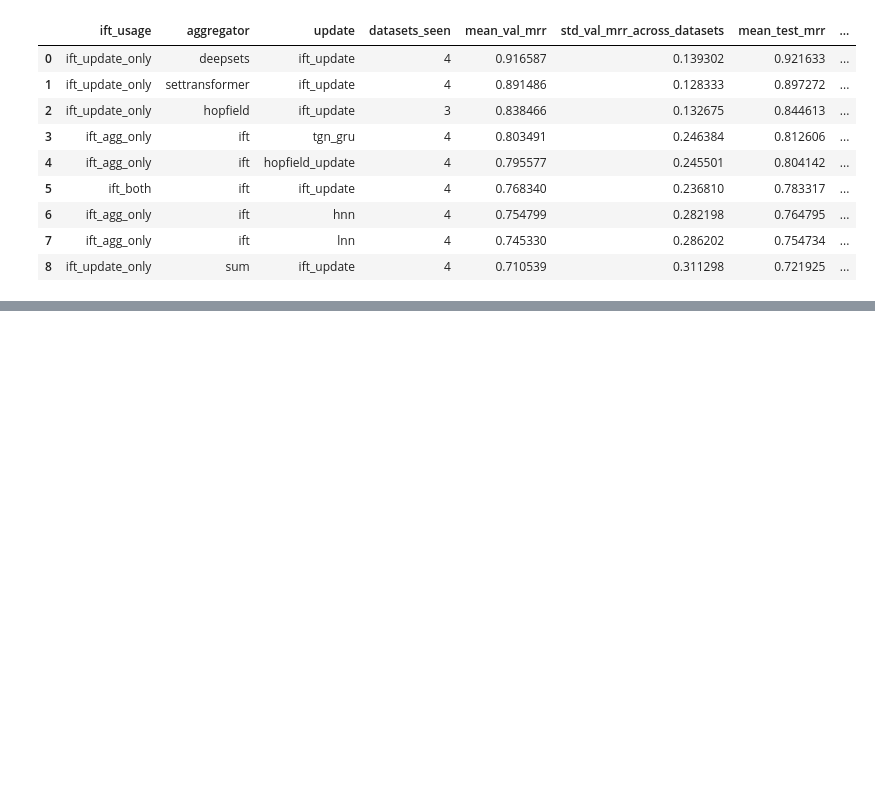
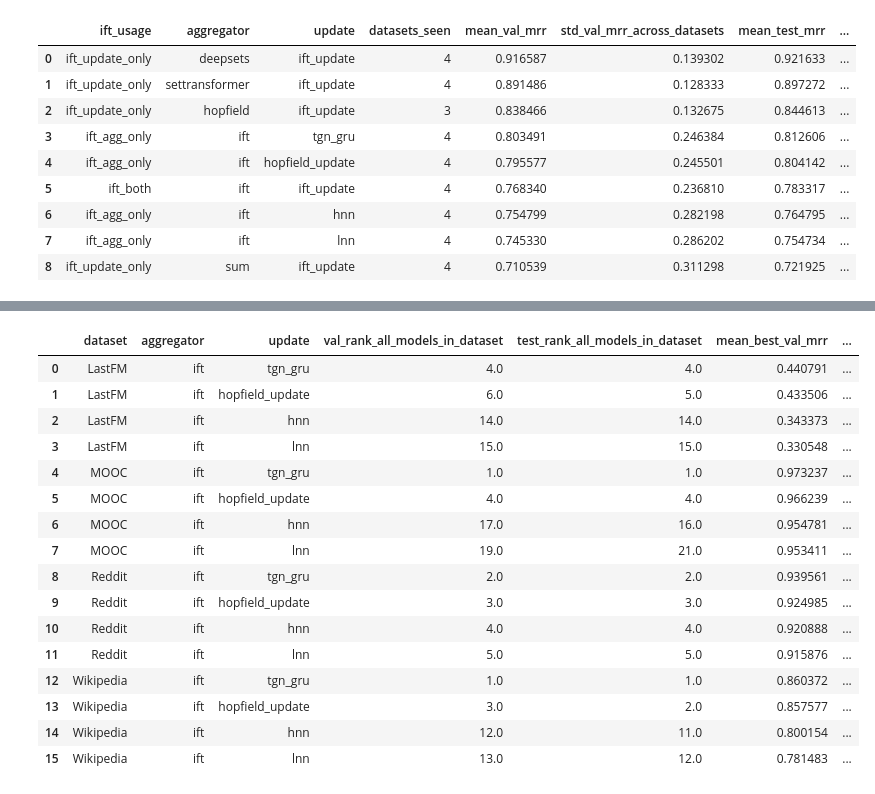
Before and after one commit to tweninger/fnn, a Jupyter notebook: interactiondynamics/analysis/json_analysis.ipynb, the cells around one changed output, grey strips where cells are left out. Cells and saved outputs as stored; diff of their text form; code cells hidden in the pictures; blank space fills up the shorter version.

```diff
--- a/interactiondynamics/analysis/json_analysis.ipynb
+++ b/interactiondynamics/analysis/json_analysis.ipynb
@@ -1601,0 +1813,73 @@ display(ift_usage_summary)
+# %%
+# -----------------------------------
+# 3 IFT tables using ranks among ALL 25 models in each dataset
+# -----------------------------------
+
+ift_update_only = leaderboard[
+    (leaderboard["update"] == "ift_update") &
+    (leaderboard["aggregator"] != "ift")
+].copy()
+
+ift_agg_only = leaderboard[
+    (leaderboard["aggregator"] == "ift") &
+    (leaderboard["update"] != "ift_update")
+].copy()
+
+ift_both = leaderboard[
+    (leaderboard["aggregator"] == "ift") &
+    (leaderboard["update"] == "ift_update")
+].copy()
+
+common_cols = [
+    "dataset",
+    "aggregator",
+    "update",
+    "val_rank_all_models_in_dataset",
+    "test_rank_all_models_in_dataset",
+    "mean_best_val_mrr",
+    "std_best_val_mrr",
+    "mean_best_test_mrr",
+    "std_best_test_mrr",
+    "best_epoch_list",
+    "mean_best_epoch",
+    "std_best_epoch",
+    "mean_wall_sec",
+    "completion_rate",
+]
+
+ift_update_only = (
+    ift_update_only[common_cols]
+    .sort_values(
+        ["dataset", "val_rank_all_models_in_dataset", "test_rank_all_models_in_dataset"],
+        ascending=[True, True, True]
+    )
+    .reset_index(drop=True)
+)
+
+ift_agg_only = (
+    ift_agg_only[common_cols]
+    .sort_values(
+        ["dataset", "val_rank_all_models_in_dataset", "test_rank_all_models_in_dataset"],
+        ascending=[True, True, True]
+    )
+    .reset_index(drop=True)
+)
+
+ift_both = (
+    ift_both[common_cols]
+    .sort_values(
+        ["dataset", "val_rank_all_models_in_dataset", "test_rank_all_models_in_dataset"],
+        ascending=[True, True, True]
+    )
+    .reset_index(drop=True)
+)
+
+print("=== IFT as UPDATE only ===")
+display(ift_update_only)
+
+print("=== IFT as AGGREGATOR only ===")
+display(ift_agg_only)
+
+print("=== IFT as BOTH ===")
+display(ift_both)
+# %% [output]
@@ -1601,0 +1904,17 @@ display(ift_usage_summary)
+|  | dataset | aggregator | update | val_rank_all_models_in_dataset | test_rank_all_models_in_dataset | mean_best_val_mrr | ... |
+| 0 | LastFM | ift | tgn_gru | 4.0 | 4.0 | 0.440791 | ... |
+| 1 | LastFM | ift | hopfield_update | 6.0 | 5.0 | 0.433506 | ... |
+| 2 | LastFM | ift | hnn | 14.0 | 14.0 | 0.343373 | ... |
+| 3 | LastFM | ift | lnn | 15.0 | 15.0 | 0.330548 | ... |
+| 4 | MOOC | ift | tgn_gru | 1.0 | 1.0 | 0.973237 | ... |
+| 5 | MOOC | ift | hopfield_update | 4.0 | 4.0 | 0.966239 | ... |
+| 6 | MOOC | ift | hnn | 17.0 | 16.0 | 0.954781 | ... |
+| 7 | MOOC | ift | lnn | 19.0 | 21.0 | 0.953411 | ... |
+| 8 | Reddit | ift | tgn_gru | 2.0 | 2.0 | 0.939561 | ... |
+| 9 | Reddit | ift | hopfield_update | 3.0 | 3.0 | 0.924985 | ... |
+| 10 | Reddit | ift | hnn | 4.0 | 4.0 | 0.920888 | ... |
+| 11 | Reddit | ift | lnn | 5.0 | 5.0 | 0.915876 | ... |
+| 12 | Wikipedia | ift | tgn_gru | 1.0 | 1.0 | 0.860372 | ... |
+| 13 | Wikipedia | ift | hopfield_update | 3.0 | 2.0 | 0.857577 | ... |
+| 14 | Wikipedia | ift | hnn | 12.0 | 11.0 | 0.800154 | ... |
+| 15 | Wikipedia | ift | lnn | 13.0 | 12.0 | 0.781483 | ... |
```
Also changed, not shown: parts of 7 cells of this notebook, 20 other files.
